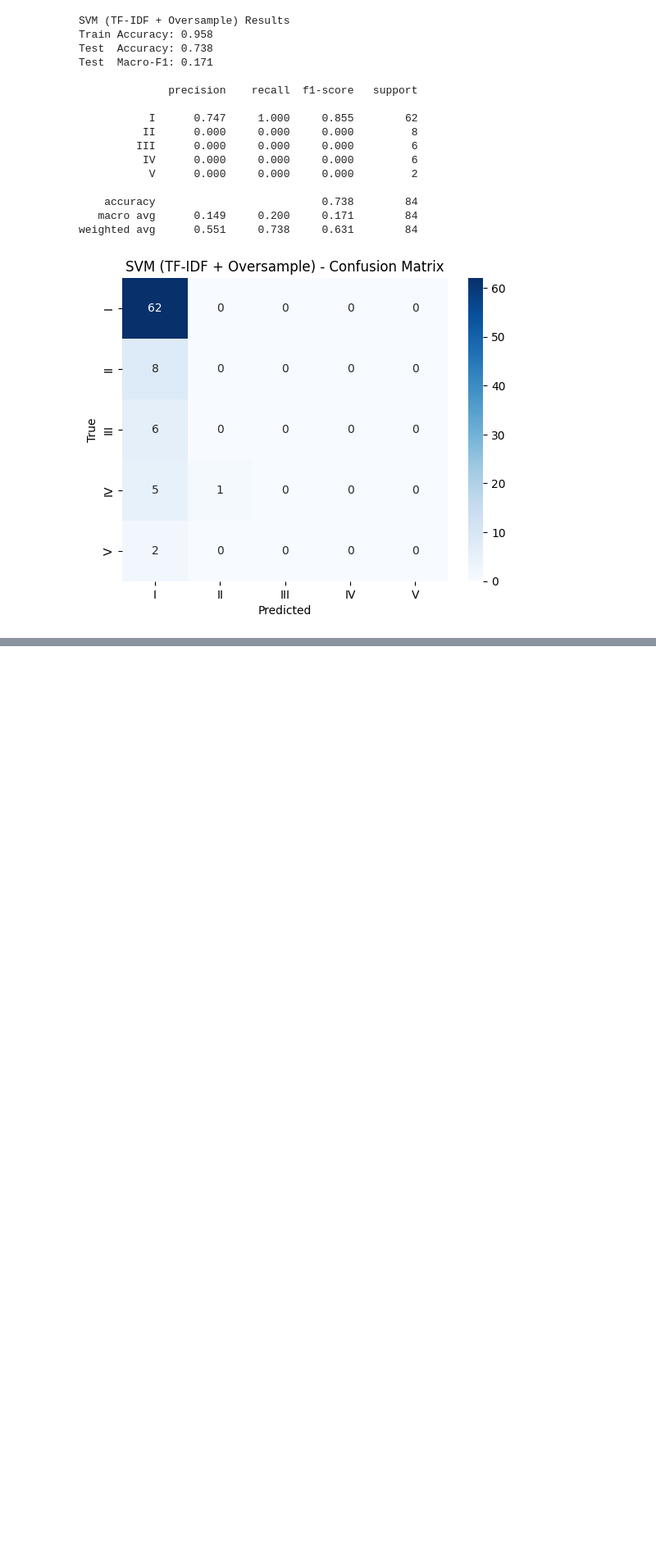
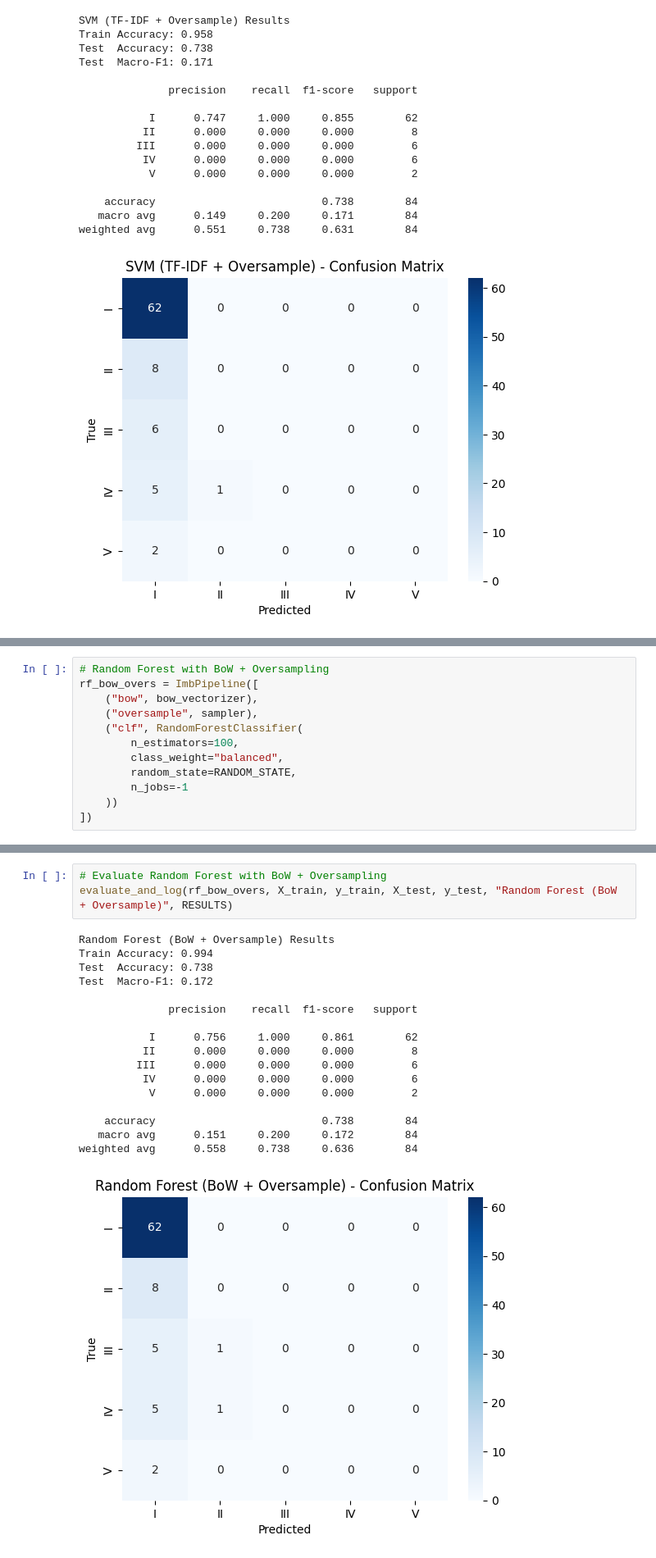
Before and after one commit to debosree1234/DeboSpringBoot, a Jupyter notebook: NLPChatbot.ipynb, the cells around one changed output, grey strips where cells are left out. Shown: that part at 82% size. Drawn from its saved outputs; the diff is of its cells as text; blank space fills up the shorter version.

```diff
--- a/NLPChatbot.ipynb
+++ b/NLPChatbot.ipynb
@@ -1418,0 +1246,12 @@ pd.DataFrame(RESULTS).sort_values("Test Accuracy", ascending=False)
+# %%
+# Random Forest with BoW + Oversampling
+rf_bow_overs = ImbPipeline([
+    ("bow", bow_vectorizer),
+    ("oversample", sampler),
+    ("clf", RandomForestClassifier(
+        n_estimators=100,
+        class_weight="balanced",
+        random_state=RANDOM_STATE,
+        n_jobs=-1
+    ))
+])
@@ -1418,0 +1316,21 @@ pd.DataFrame(RESULTS).sort_values("Test Accuracy", ascending=False)
+# %%
+# Evaluate Random Forest with BoW + Oversampling
+evaluate_and_log(rf_bow_overs, X_train, y_train, X_test, y_test, "Random Forest (BoW + Oversample)", RESULTS)
+# %% [output]
+Random Forest (BoW + Oversample) Results
+Train Accuracy: 0.994
+Test  Accuracy: 0.738
+Test  Macro-F1: 0.172
+
+              precision    recall  f1-score   support
+
+           I      0.756     1.000     0.861        62
+          II      0.000     0.000     0.000         8
+         III      0.000     0.000     0.000         6
+          IV      0.000     0.000     0.000         6
+           V      0.000     0.000     0.000         2
+
+    accuracy                          0.738        84
+   macro avg      0.151     0.200     0.172        84
+weighted avg      0.558     0.738     0.636        84
+[figure, added]
```
Also changed, not shown: parts of 99 cells of this notebook.
